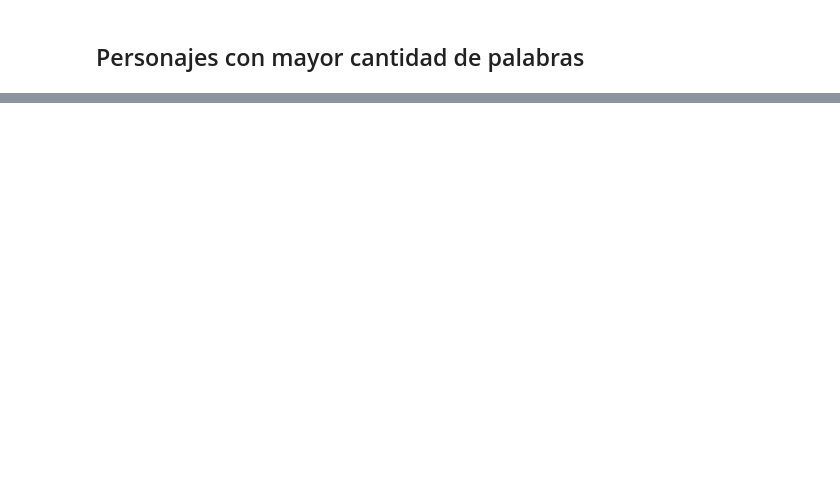
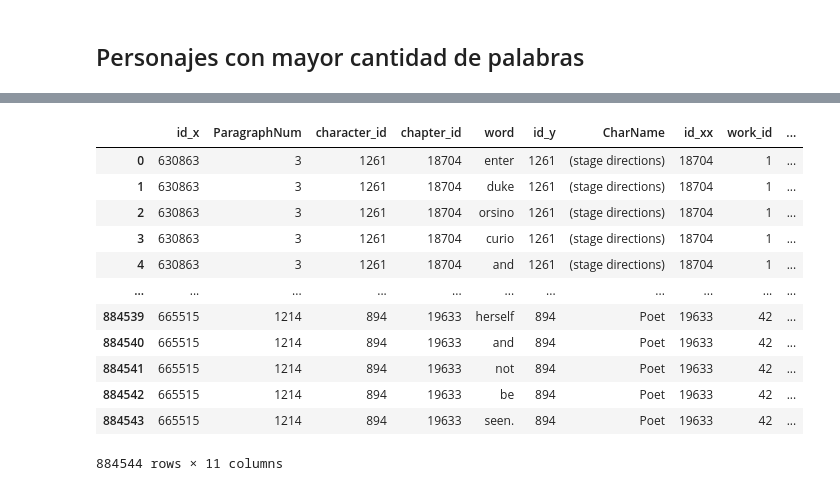
Before and after one commit to lupish/introcd_grupo_17, a Jupyter notebook: Tarea_1/shakespeare_propuesta.ipynb, the cells around one changed output, grey strips where cells are left out. Saved outputs shown, nothing was run; the diff lists cells and outputs as text; code cells hidden in the pictures; blank space fills up the shorter version.

```diff
--- a/Tarea_1/shakespeare_propuesta.ipynb
+++ b/Tarea_1/shakespeare_propuesta.ipynb
@@ -209,0 +302,19 @@ df_words
+# %%
+df_words_obra = pd.merge(df_words, df_chapters[["id", "work_id"]], left_on="chapter_id", right_on="id")
+df_words_obra = pd.merge(df_words_obra, df_works[["id","Title"]], left_on="work_id", right_on="id",
+                         suffixes=('_xx', '_yy'))
+df_words_obra
+# %% [output]
+|  | id_x | ParagraphNum | character_id | chapter_id | word | id_y | CharName | id_xx | work_id | ... |
+| 0 | 630863 | 3 | 1261 | 18704 | enter | 1261 | (stage directions) | 18704 | 1 | ... |
+| 1 | 630863 | 3 | 1261 | 18704 | duke | 1261 | (stage directions) | 18704 | 1 | ... |
+| 2 | 630863 | 3 | 1261 | 18704 | orsino | 1261 | (stage directions) | 18704 | 1 | ... |
+| 3 | 630863 | 3 | 1261 | 18704 | curio | 1261 | (stage directions) | 18704 | 1 | ... |
+| 4 | 630863 | 3 | 1261 | 18704 | and | 1261 | (stage directions) | 18704 | 1 | ... |
+| ... | ... | ... | ... | ... | ... | ... | ... | ... | ... | ... |
+| 884539 | 665515 | 1214 | 894 | 19633 | herself | 894 | Poet | 19633 | 42 | ... |
+| 884540 | 665515 | 1214 | 894 | 19633 | and | 894 | Poet | 19633 | 42 | ... |
+| 884541 | 665515 | 1214 | 894 | 19633 | not | 894 | Poet | 19633 | 42 | ... |
+| 884542 | 665515 | 1214 | 894 | 19633 | be | 894 | Poet | 19633 | 42 | ... |
+| 884543 | 665515 | 1214 | 894 | 19633 | seen. | 894 | Poet | 19633 | 42 | ... |
+884544 rows × 11 columns
```
Also changed, not shown: parts of 15 cells of this notebook.
